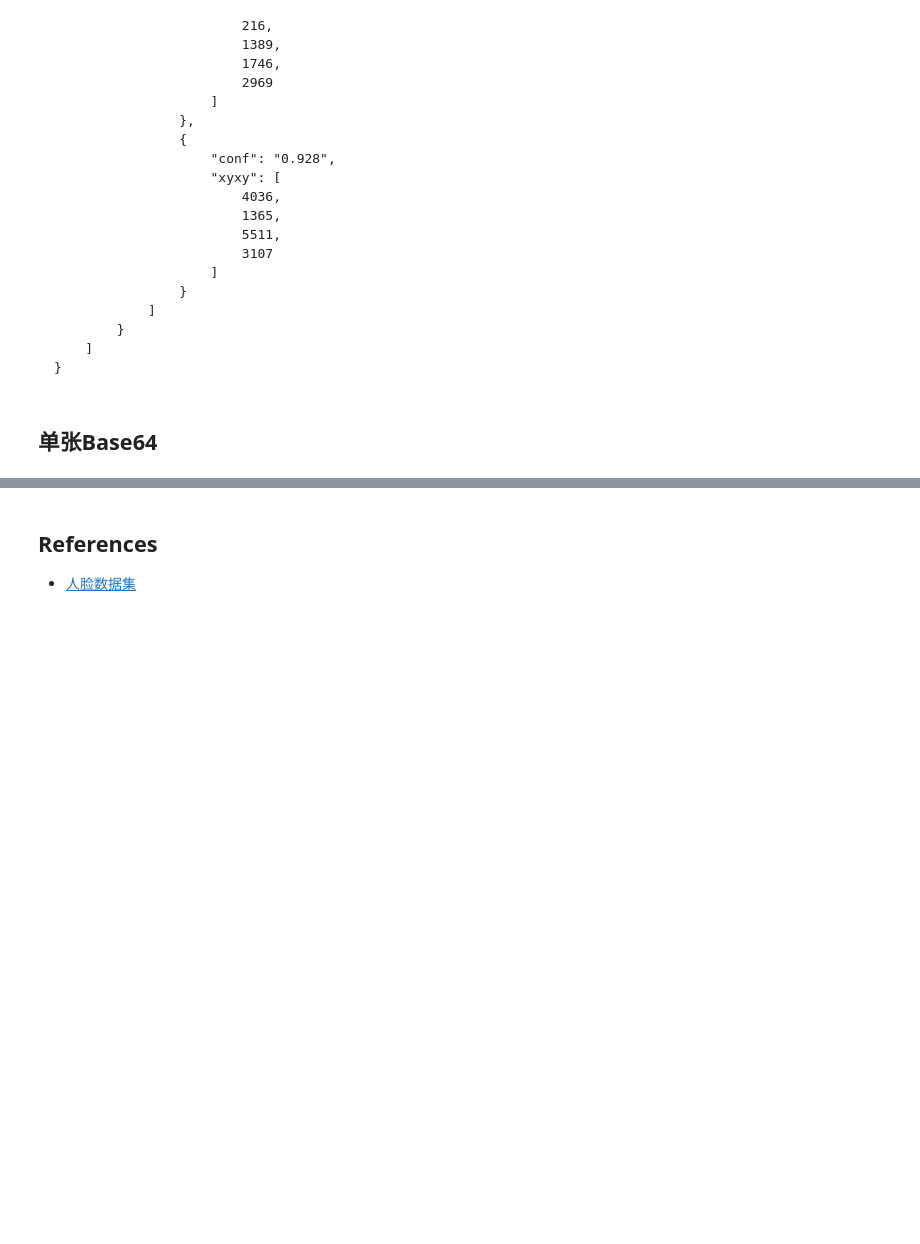
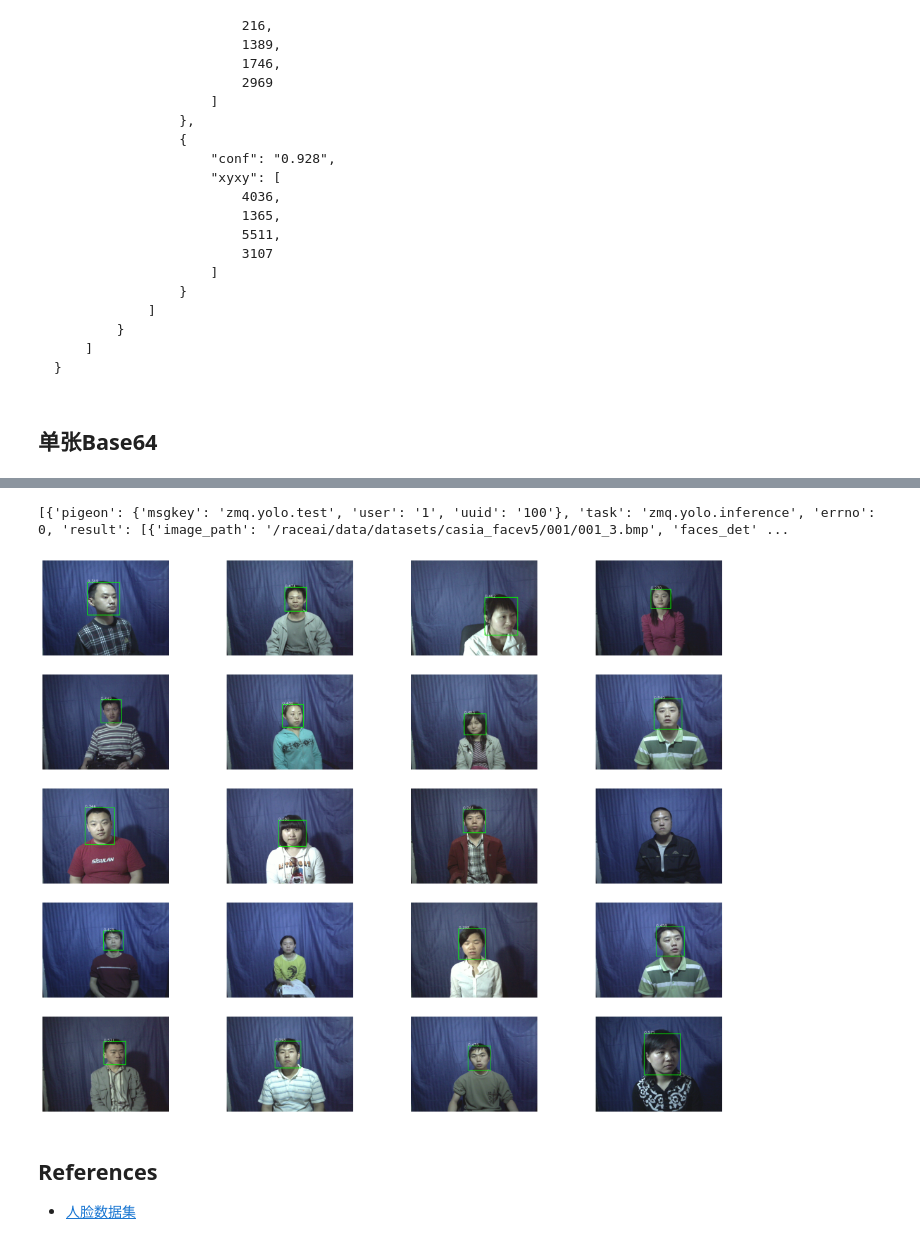
Before and after one commit to qrsforever/hzcsnote, a Jupyter notebook: race/project/zmq_yolo.ipynb, the cells around one changed output, grey strips where cells are left out. Cells and saved outputs as stored; diff of their text form; code cells hidden in the pictures; blank space fills up the shorter version.

```diff
--- a/race/project/zmq_yolo.ipynb
+++ b/race/project/zmq_yolo.ipynb
@@ -279,3 +313,22 @@ plt.axis('off');
+# %%
+plt.figure(figsize=(20, 16))
+resdata = json.loads(requests.get(url=f'{API_POPMSG}?key=zmq.yolo.test').text)
+print(resdata)
+for data in resdata:
+    for i, result in enumerate(data['result']):
+        image_path = '/'.join(result['image_path'].split('/')[-2:])
+        image_path = f'/data/datasets/cv/casia_facev5/{image_path}'
+        image = cv2.cvtColor(cv2.imread(image_path), cv2.COLOR_BGR2RGB)
+        for item in result['faces_det']:
+            xyxy = tuple(item['xyxy'])
+            cv2.rectangle(image, xyxy[0:2], xyxy[2:], (0, 255, 0), 2)
+            cv2.putText(image, item['conf'], xyxy[0:2], 0, 0.6, (255, 255, 255), lineType=cv2.LINE_AA)
+        plt.subplot(5, 4, i+1)
+        plt.imshow(image)
+        plt.axis('off');
+# %% [output]
+[{'pigeon': {'msgkey': 'zmq.yolo.test', 'user': '1', 'uuid': '100'}, 'task': 'zmq.yolo.inference', 'errno': 0, 'result': [{'image_path': '/raceai/data/datasets/casia_facev5/001/001_3.bmp', 'faces_det' ...
+[figure, added]
 # %% [markdown]
 ## References
 
```
Also changed, not shown: parts of 8 cells of this notebook.
